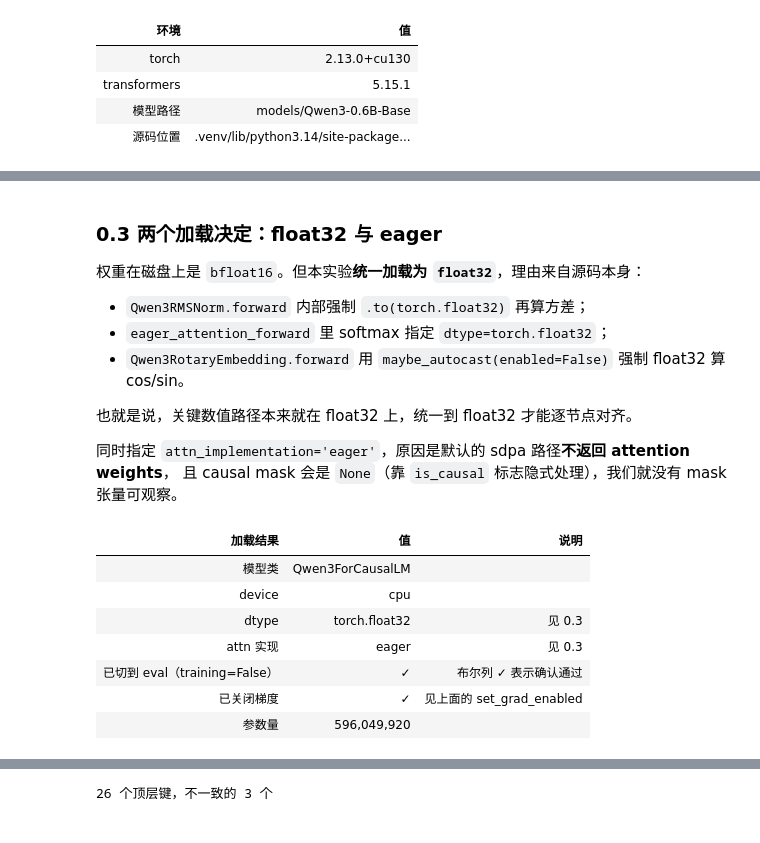
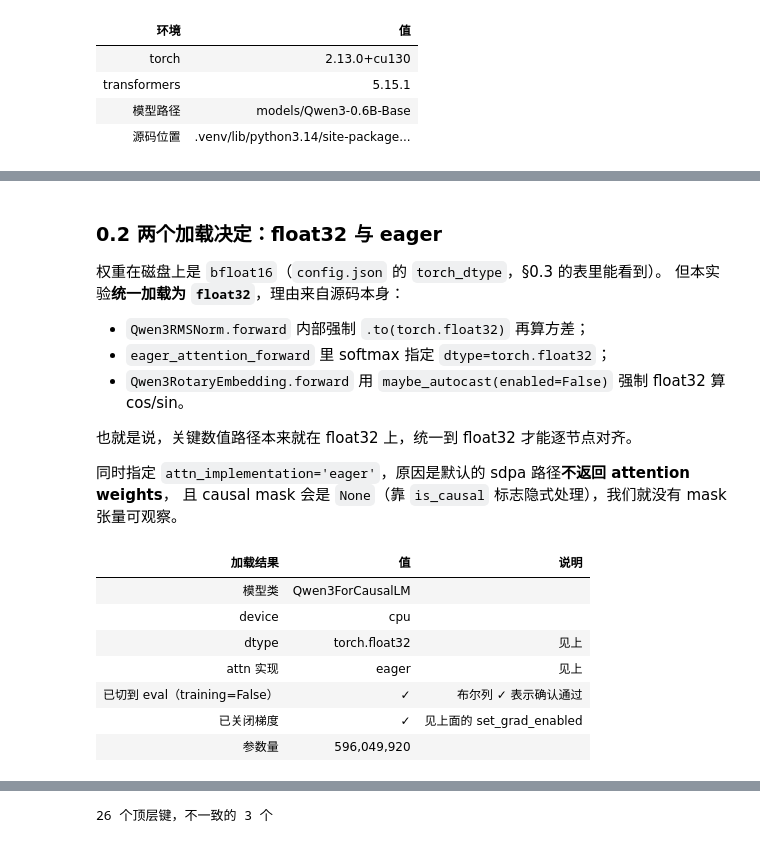
Before and after one commit to metaphyc/qwen3-miniLab, a Jupyter notebook: notebooks/02_dissect_forward_pass.ipynb, the cells around one changed output, grey strips where cells are left out. Saved outputs shown, nothing was run; the diff lists cells and outputs as text; code cells hidden in the pictures.

```diff
--- a/notebooks/02_dissect_forward_pass.ipynb
+++ b/notebooks/02_dissect_forward_pass.ipynb
@@ -121,7 +95,8 @@ show([(key, repr(raw_config[key]), why) for key, why in LOAD_FIELDS],
 # %% [markdown]
-### 0.3 两个加载决定：float32 与 eager
+### 0.2 两个加载决定：float32 与 eager
 
-权重在磁盘上是 `bfloat16`。但本实验**统一加载为 `float32`**，理由来自源码本身：
+权重在磁盘上是 `bfloat16`（`config.json` 的 `torch_dtype`，§0.3 的表里能看到）。
+但本实验**统一加载为 `float32`**，理由来自源码本身：
 
 - `Qwen3RMSNorm.forward` 内部强制 `.to(torch.float32)` 再算方差；
 - `eager_attention_forward` 里 softmax 指定 `dtype=torch.float32`；
@@ -136,37 +111,37 @@ DTYPE = torch.float32
 DEVICE = 'cpu'
 
 # 全程关闭梯度。本实验只研究推理，不涉及训练。
 # 注意这里用 set_grad_enabled 而不是 torch.inference_mode()：
 # inference_mode 产生的张量不能再参与后续（被 autograd 追踪的）计算，
 # 而我们要用第一遍抓到的张量喂给第二遍的复现代码。
 torch.set_grad_enabled(False)
 
 tokenizer = AutoTokenizer.from_pretrained(MODEL_PATH)
 model = AutoModelForCausalLM.from_pretrained(
     MODEL_PATH,
     dtype=DTYPE,
     attn_implementation='eager',
 ).to(DEVICE).eval()
 
 config = model.config
 
 # 工具箱的维度常量和字段表都从 model.config 现推，所以要等模型加载完才能建。
 setup(model, tokenizer)
 
 show([('模型类', type(model).__name__, ''),
       ('device', str(next(model.parameters()).device), ''),
-      ('dtype', str(next(model.parameters()).dtype), '见 0.3'),
-      ('attn 实现', config._attn_implementation, '见 0.3'),
+      ('dtype', str(next(model.parameters()).dtype), '见上'),
+      ('attn 实现', config._attn_implementation, '见上'),
       ('已切到 eval（training=False）', not model.training, '布尔列 ✓ 表示确认通过'),
       ('已关闭梯度', not torch.is_grad_enabled(), '见上面的 set_grad_enabled'),
       ('参数量', f'{sum(p.numel() for p in model.parameters()):,}', '')],
      header=['加载结果', '值', '说明'])
 # %% [output]
 | 加载结果 | 值 | 说明 |
 | 模型类 | Qwen3ForCausalLM |  |
 | device | cpu |  |
-| dtype | torch.float32 | 见 0.3 |
-| attn 实现 | eager | 见 0.3 |
+| dtype | torch.float32 | 见上 |
+| attn 实现 | eager | 见上 |
 | 已切到 eval（training=False） | ✓ | 布尔列 ✓ 表示确认通过 |
 | 已关闭梯度 | ✓ | 见上面的 set_grad_enabled |
 | 参数量 | 596,049,920 |  |
```
Also changed, not shown: parts of 13 cells of this notebook.
